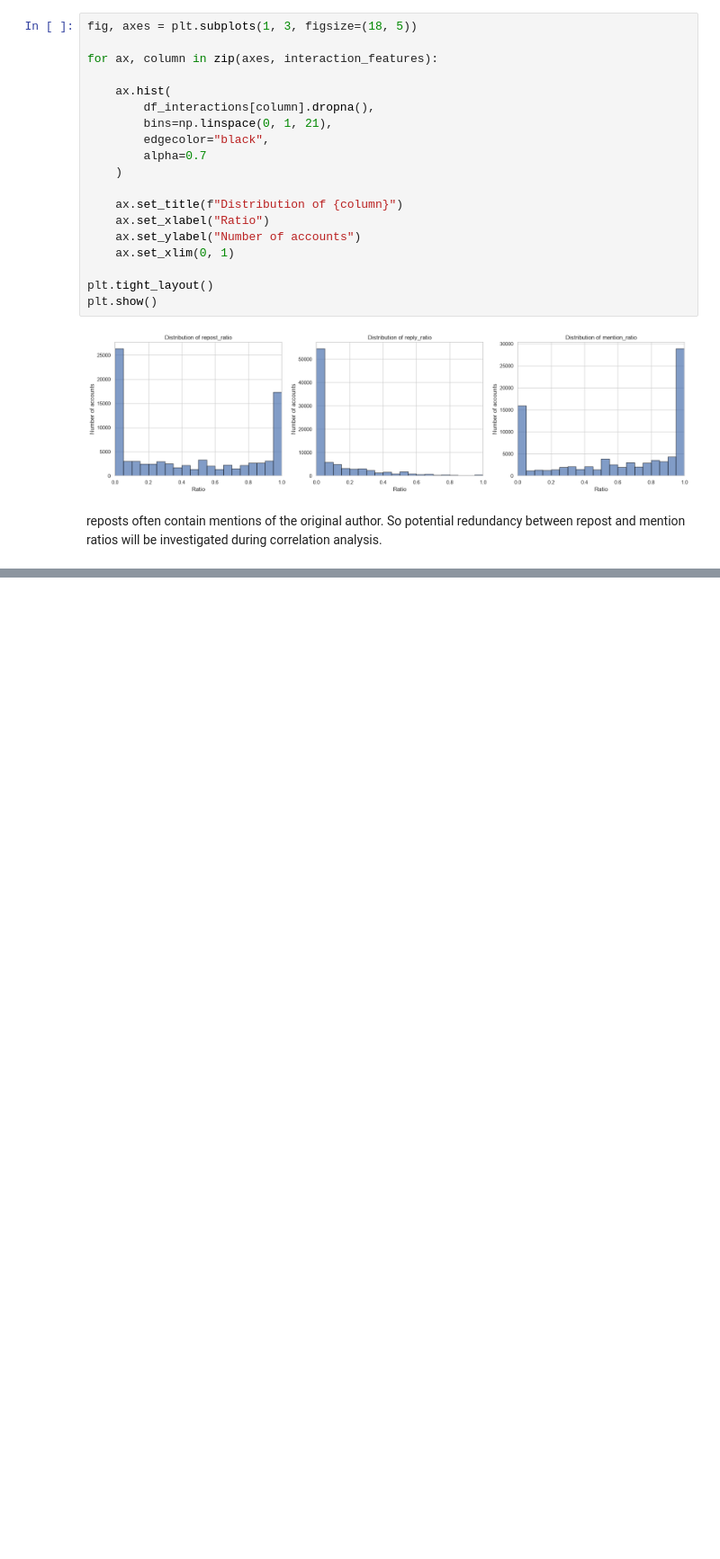
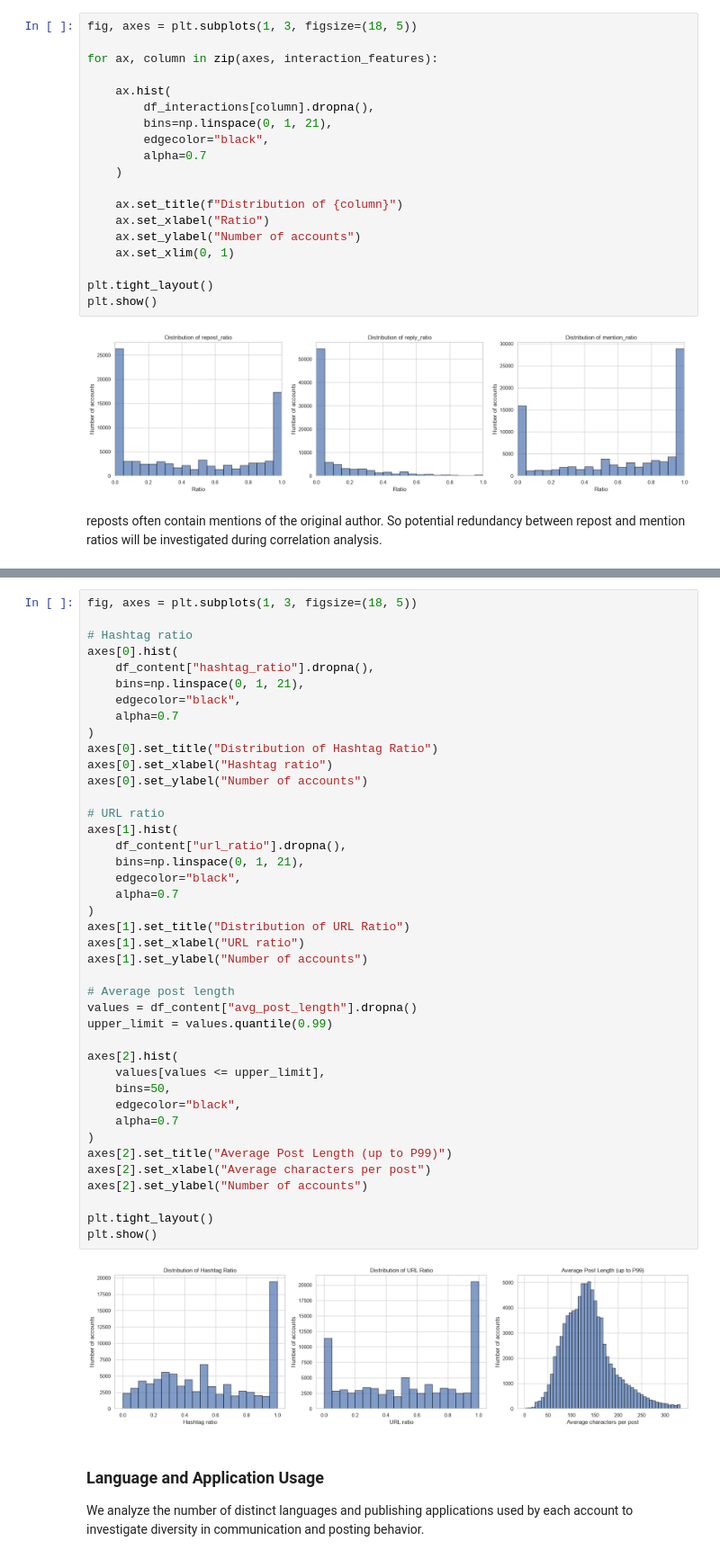
Before and after one commit to OsamaAawad/Data-Mining-Project-, a Jupyter notebook: notebooks/03_exploratoryDataAnalysis.ipynb, the cells around one changed output, grey strips where cells are left out. Shown at 90% size. Cells and saved outputs as stored; diff of their text form; blank space fills up the shorter version.

Commit message:
complete EDA and create account-level dataset

```diff
--- a/notebooks/03_exploratoryDataAnalysis.ipynb
+++ b/notebooks/03_exploratoryDataAnalysis.ipynb
@@ -637,0 +793,49 @@ will be investigated during correlation analysis.
+# %%
+fig, axes = plt.subplots(1, 3, figsize=(18, 5))
+
+# Hashtag ratio
+axes[0].hist(
+    df_content["hashtag_ratio"].dropna(),
+    bins=np.linspace(0, 1, 21),
+    edgecolor="black",
+    alpha=0.7
+)
+axes[0].set_title("Distribution of Hashtag Ratio")
+axes[0].set_xlabel("Hashtag ratio")
+axes[0].set_ylabel("Number of accounts")
+
+# URL ratio
+axes[1].hist(
+    df_content["url_ratio"].dropna(),
+    bins=np.linspace(0, 1, 21),
+    edgecolor="black",
+    alpha=0.7
+)
+axes[1].set_title("Distribution of URL Ratio")
+axes[1].set_xlabel("URL ratio")
+axes[1].set_ylabel("Number of accounts")
+
+# Average post length
+values = df_content["avg_post_length"].dropna()
+upper_limit = values.quantile(0.99)
+
+axes[2].hist(
+    values[values <= upper_limit],
+    bins=50,
+    edgecolor="black",
+    alpha=0.7
+)
+axes[2].set_title("Average Post Length (up to P99)")
+axes[2].set_xlabel("Average characters per post")
+axes[2].set_ylabel("Number of accounts")
+
+plt.tight_layout()
+plt.show()
+# %% [output]
+[figure, added]
+# %% [markdown]
+### Language and Application Usage
+
+We analyze the number of distinct languages and publishing
+applications used by each account to investigate diversity
+in communication and posting behavior.
```
Also changed, not shown: parts of 26 cells of this notebook, 1 other file.
